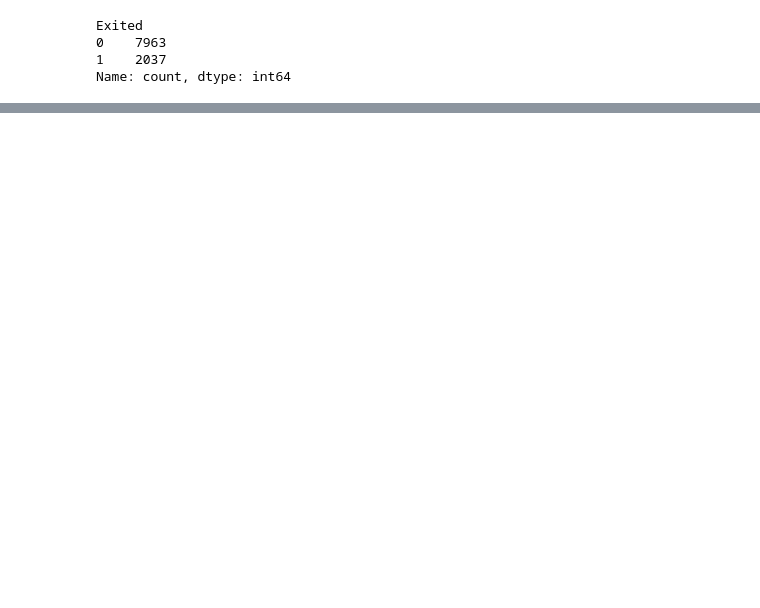
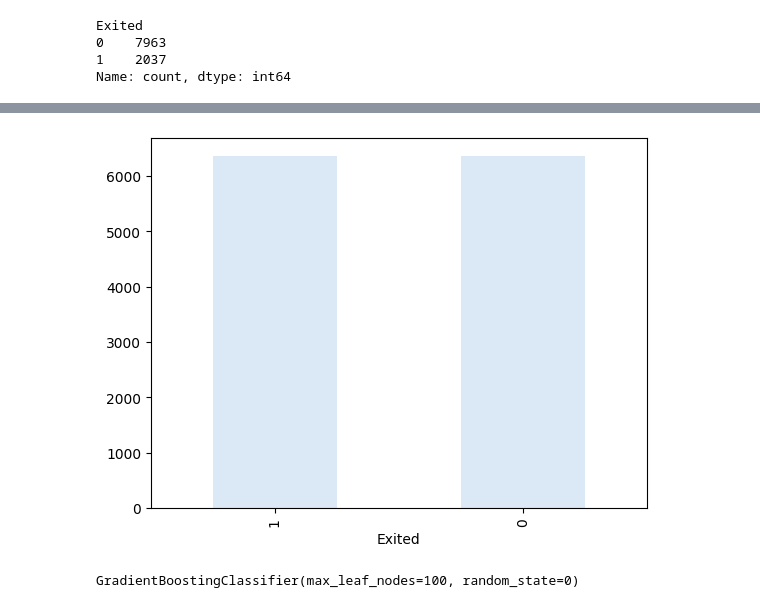
Before and after one commit to Loredane-2024/final-project, a Jupyter notebook: notebooks/final_project.ipynb, the cells around one changed output, grey strips where cells are left out. Drawn from its saved outputs; the diff is of its cells as text; code cells hidden in the pictures; blank space fills up the shorter version.

```diff
--- a/notebooks/final_project.ipynb
+++ b/notebooks/final_project.ipynb
@@ -372,0 +919,5 @@ Name: count, dtype: int64
+# %%
+train["Exited"] = y_train.values
+# %%
+churned = train[train["Exited"] == 1]
+no_churned = train[train["Exited"] == 0]
@@ -372,0 +928,8 @@ Name: count, dtype: int64
+# %%
+yes_oversampled = resample(churned,
+                                    replace=True,
+                                    n_samples = len(no_churned),
+                                    random_state=0)
+# %%
+train_over = pd.concat([yes_oversampled, no_churned])
+train_over
@@ -372,0 +950,6 @@ Name: count, dtype: int64
+# %%
+churned_plt = train_over["Exited"].value_counts()
+churned_plt.plot(kind="bar")
+plt.show()
+# %% [output]
+[figure, added]
@@ -372,0 +959,5 @@ Name: count, dtype: int64
+# %%
+final_gbc = GradientBoostingClassifier(max_depth= 3, max_leaf_nodes = 100, random_state=0)
+final_gbc.fit(X_train_over, y_train_over)
+# %% [output]
+GradientBoostingClassifier(max_leaf_nodes=100, random_state=0)
```
Also changed, not shown: parts of 97 cells of this notebook.
